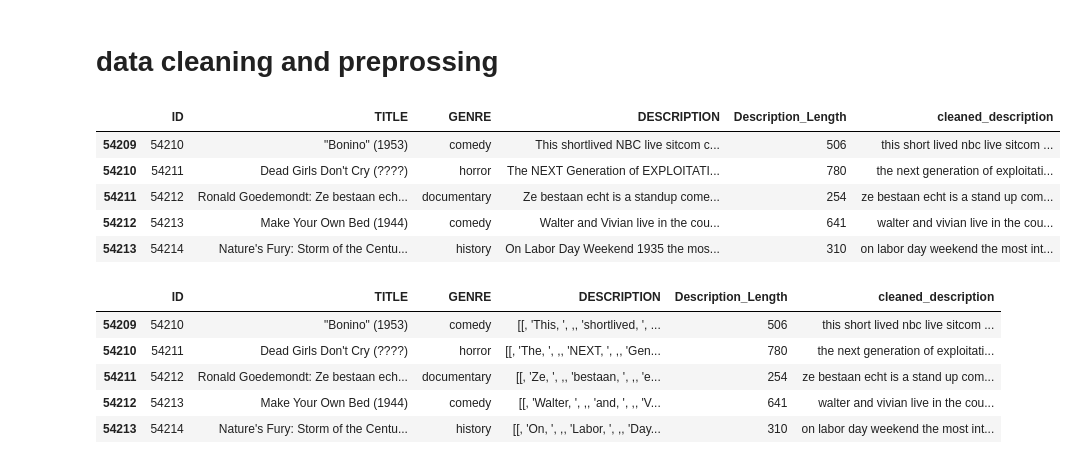
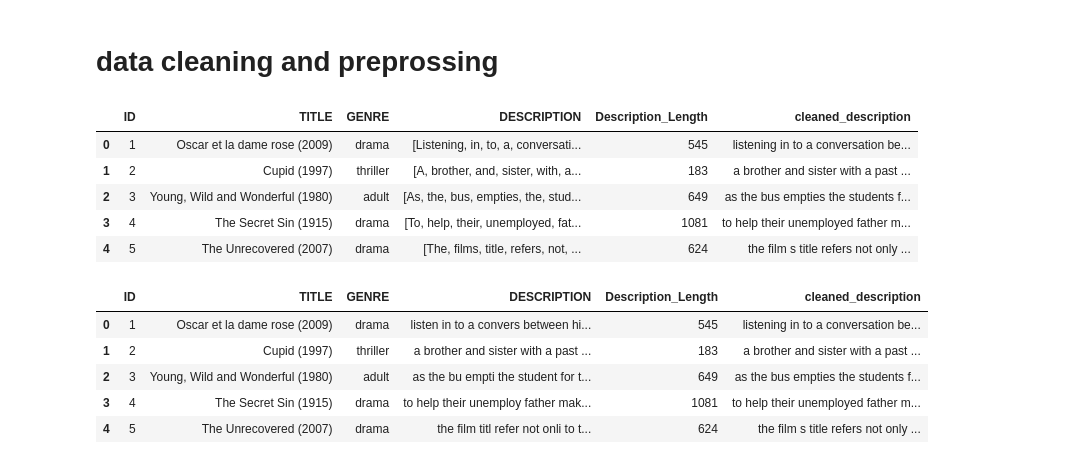
Before and after one commit to Sonam-Chaudhari/CODSOFT, a Jupyter notebook: Movie_genere_classification/Movie_classification.ipynb, the cells around one changed output. Saved outputs shown, nothing was run; the diff lists cells and outputs as text; code cells hidden in the pictures.

```diff
--- a/Movie_genere_classification/Movie_classification.ipynb
+++ b/Movie_genere_classification/Movie_classification.ipynb
@@ -268,12 +268,23 @@ def remove_punct(text):
     return new_text
 
 train_data['DESCRIPTION']=train_data['DESCRIPTION'].apply(lambda x:remove_punct(x))
+# %%
+#performing text tokenization
+from nltk.tokenize import word_tokenize
+
+# Define tokenization function
+def tokenize_description(text):
+    tokens = word_tokenize(text)
+    return tokens
+
+# Apply the function to the 'DESCRIPTION' column in train data
+train_data['DESCRIPTION'] = train_data['DESCRIPTION'].apply(tokenize_description)
 # %%
-train_data.tail()
+train_data.head()
 # %% [output]
 |  | ID | TITLE | GENRE | DESCRIPTION | Description_Length | cleaned_description |
-| 54209 | 54210 | "Bonino" (1953) | comedy | This shortlived NBC live sitcom c... | 506 | this short lived nbc live sitcom ... |
-| 54210 | 54211 | Dead Girls Don't Cry (????) | horror | The NEXT Generation of EXPLOITATI... | 780 | the next generation of exploitati... |
-| 54211 | 54212 | Ronald Goedemondt: Ze bestaan ech... | documentary | Ze bestaan echt is a standup come... | 254 | ze bestaan echt is a stand up com... |
-| 54212 | 54213 | Make Your Own Bed (1944) | comedy | Walter and Vivian live in the cou... | 641 | walter and vivian live in the cou... |
-| 54213 | 54214 | Nature's Fury: Storm of the Centu... | history | On Labor Day Weekend 1935 the mos... | 310 | on labor day weekend the most int... |
+| 0 | 1 | Oscar et la dame rose (2009) | drama | [Listening, in, to, a, conversati... | 545 | listening in to a conversation be... |
+| 1 | 2 | Cupid (1997) | thriller | [A, brother, and, sister, with, a... | 183 | a brother and sister with a past ... |
+| 2 | 3 | Young, Wild and Wonderful (1980) | adult | [As, the, bus, empties, the, stud... | 649 | as the bus empties the students f... |
+| 3 | 4 | The Secret Sin (1915) | drama | [To, help, their, unemployed, fat... | 1081 | to help their unemployed father m... |
+| 4 | 5 | The Unrecovered (2007) | drama | [The, films, title, refers, not, ... | 624 | the film s title refers not only ... |
@@ -293,9 +299,9 @@ train_data['DESCRIPTION'] = train_data['DESCRIPTION'].fillna("").astype(str).app
 # %%
-train_data.tail()
+train_data.head()
 # %% [output]
 |  | ID | TITLE | GENRE | DESCRIPTION | Description_Length | cleaned_description |
-| 54209 | 54210 | "Bonino" (1953) | comedy | [[, 'This, ', ,, 'shortlived, ', ... | 506 | this short lived nbc live sitcom ... |
-| 54210 | 54211 | Dead Girls Don't Cry (????) | horror | [[, 'The, ', ,, 'NEXT, ', ,, 'Gen... | 780 | the next generation of exploitati... |
-| 54211 | 54212 | Ronald Goedemondt: Ze bestaan ech... | documentary | [[, 'Ze, ', ,, 'bestaan, ', ,, 'e... | 254 | ze bestaan echt is a stand up com... |
-| 54212 | 54213 | Make Your Own Bed (1944) | comedy | [[, 'Walter, ', ,, 'and, ', ,, 'V... | 641 | walter and vivian live in the cou... |
-| 54213 | 54214 | Nature's Fury: Storm of the Centu... | history | [[, 'On, ', ,, 'Labor, ', ,, 'Day... | 310 | on labor day weekend the most int... |
+| 0 | 1 | Oscar et la dame rose (2009) | drama | listen in to a convers between hi... | 545 | listening in to a conversation be... |
+| 1 | 2 | Cupid (1997) | thriller | a brother and sister with a past ... | 183 | a brother and sister with a past ... |
+| 2 | 3 | Young, Wild and Wonderful (1980) | adult | as the bu empti the student for t... | 649 | as the bus empties the students f... |
+| 3 | 4 | The Secret Sin (1915) | drama | to help their unemploy father mak... | 1081 | to help their unemployed father m... |
+| 4 | 5 | The Unrecovered (2007) | drama | the film titl refer not onli to t... | 624 | the film s title refers not only ... |
```
Also changed, not shown: parts of 26 cells of this notebook, 1 other file.
